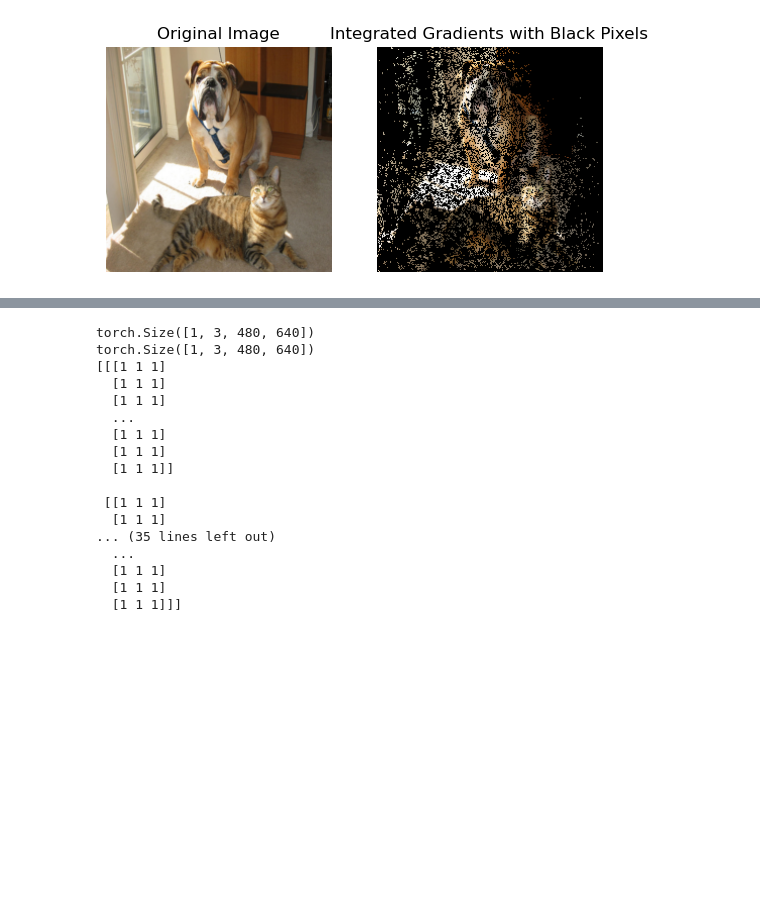
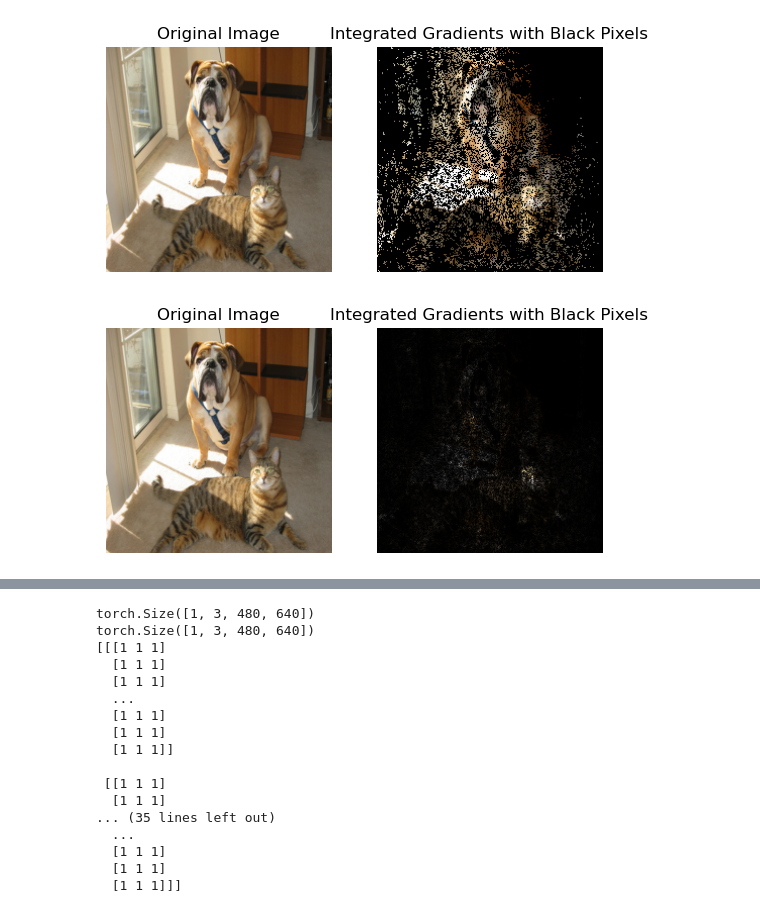
Before and after one commit to zhiyuan5986/CS3612-Machine-Learning-Final-Project, a Jupyter notebook: Task3/Task3.6.ipynb, the cells around one changed output, grey strips where cells are left out. Saved outputs shown, nothing was run; the diff lists cells and outputs as text; code cells hidden in the pictures; blank space fills up the shorter version.

```diff
--- a/Task3/Task3.6.ipynb
+++ b/Task3/Task3.6.ipynb
@@ -44,7 +42,7 @@ ResNet(
 # %%
 def get_gradients(inputs):
     inputs.require_grad = True
-    output = F.softmax(model(inputs), dim=1)[0, 283]
+    output = F.softmax(model(inputs), dim=1)[0, 282]
     print(F.softmax(model(inputs), dim=1).shape)
     print(model(inputs).cpu().detach().numpy().argmax(axis = 1))
     return torch.autograd.grad(output, inputs)[0]
@@ -250,3 +248,44 @@ visualize_integrated_gradients_fixed(integrated_gradients, image.permute(1,2,0))
  [ True False  True ...  True  True  True]
  [ True  True False ...  True  True  True]]
 [figure]
+# %%
+# 换一种可视化方法：根据比例显示
+def visualize_integrated_gradients_fixed(integrated_gradients, image):
+    # print(torch.norm(integrated_gradients))
+    # Convert the image and integrated gradients to numpy arrays
+    image_np = image.detach().cpu().numpy()
+    integrated_gradients = integrated_gradients.detach().cpu().numpy()
+
+    # Compute the absolute values of the integrated gradients
+    # print(np.linalg.norm(integrated_gradients))
+    integrated_gradients /= np.linalg.norm(integrated_gradients)
+    magnitudes = np.abs(integrated_gradients.mean(axis=0))
+    # print(integrated_gradients)
+
+    max_magnitude = magnitudes.max()
+    # Compute a threshold for small magnitudes
+    magnitudes /= max_magnitude
+
+    # Create a mask for small magnitudes
+    # mask = magnitudes < threshold
+    # print(mask.shape)
+    # print(mask)
+
+    # image = image.transpose(1,2,0)
+
+    # gradients_np = integrated_gradients
+    # gradients_np[mask] = 0
+
+
+    fig, axs = plt.subplots(1, 2)
+    axs[0].imshow(image_np)
+    axs[0].axis('off')
+    axs[0].set_title('Original Image')
+    axs[1].imshow(image_np * magnitudes[:,:,np.newaxis])
+    axs[1].axis('off')
+    axs[1].set_title('Integrated Gradients with Black Pixels')
+    plt.savefig("./Task3.6.png")
+
+visualize_integrated_gradients_fixed(integrated_gradients, image.permute(1,2,0))
+# %% [output]
+[figure, added]
```
Also changed, not shown: parts of 2 cells of this notebook, 26 other files.
